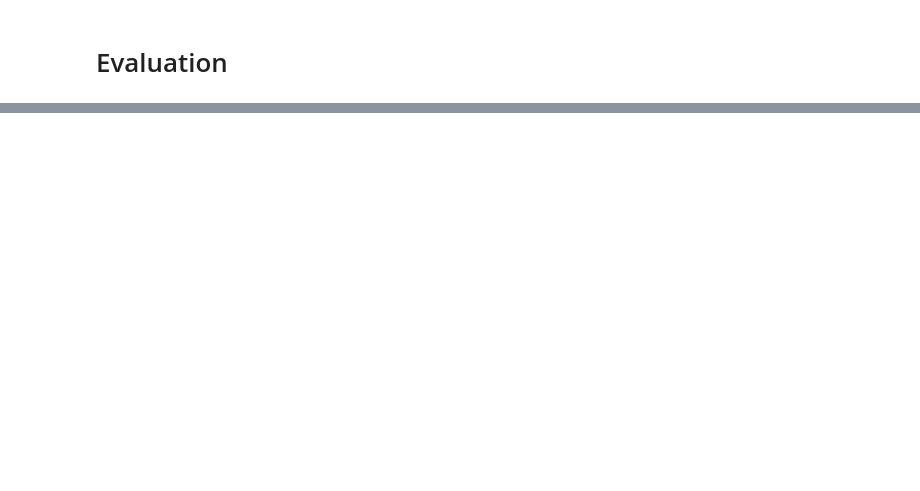
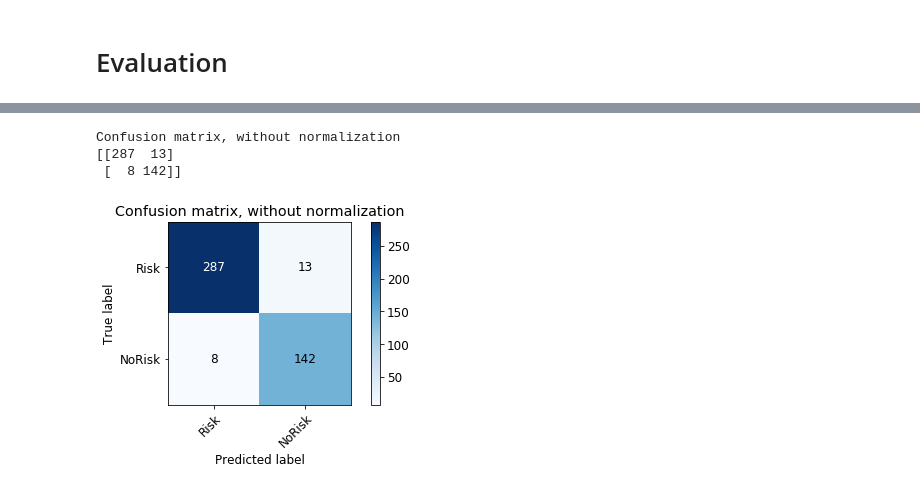
Before and after one commit to JamesDun2866/Data-Mining, a Jupyter notebook: ACW/ ACW.ipynb, the cells around one changed output, grey strips where cells are left out. Cells and saved outputs as stored; diff of their text form; code cells hidden in the pictures; blank space fills up the shorter version.

```diff
--- a/ACW/ ACW.ipynb
+++ b/ACW/ ACW.ipynb
@@ -1000,0 +1006,11 @@ print("%0.2f"%NeuralNetworkAccuracy)#Print accuracy score
+# %%
+yPredCrossValDecisionTree = cross_val_predict(DecisionTreeModel, xTest, YtestarrayDecisionTree, cv=10)
+
+#plot confusion matrix based on Predicted data and real data
+plot_confusion_matrix(YtestarrayDecisionTree, yPredCrossValDecisionTree, classes=classes, title='Confusion matrix, without normalization')
+ConfusionDecisionTree = confusion_matrix(YtestarrayDecisionTree, yPredCrossValDecisionTree)
+# %% [output]
+Confusion matrix, without normalization
+[[287  13]
+ [  8 142]]
+[figure, added]
```
Also changed, not shown: parts of 42 cells of this notebook.
